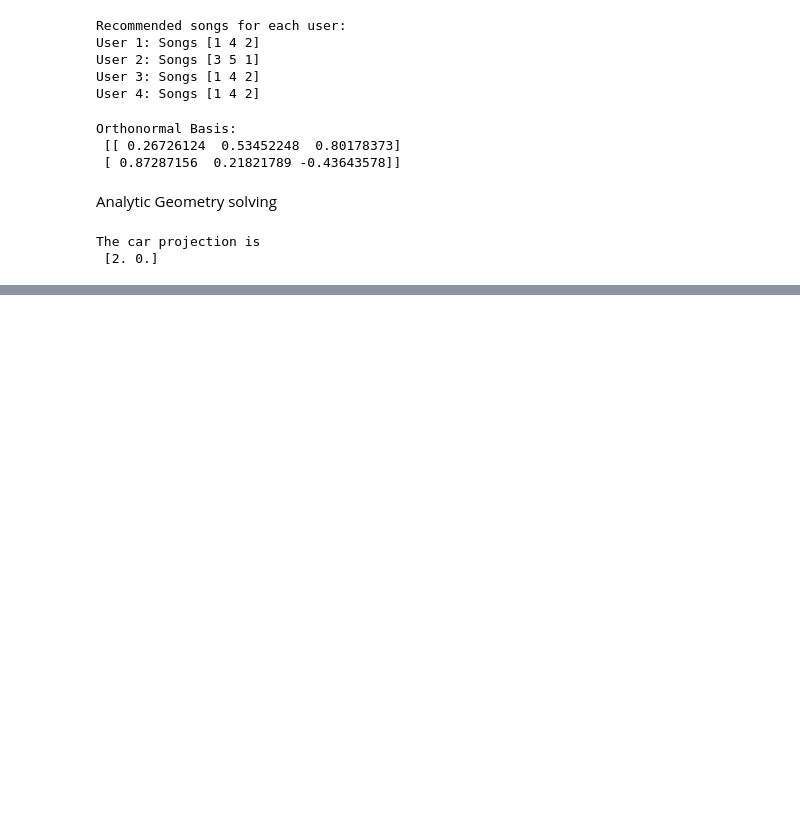
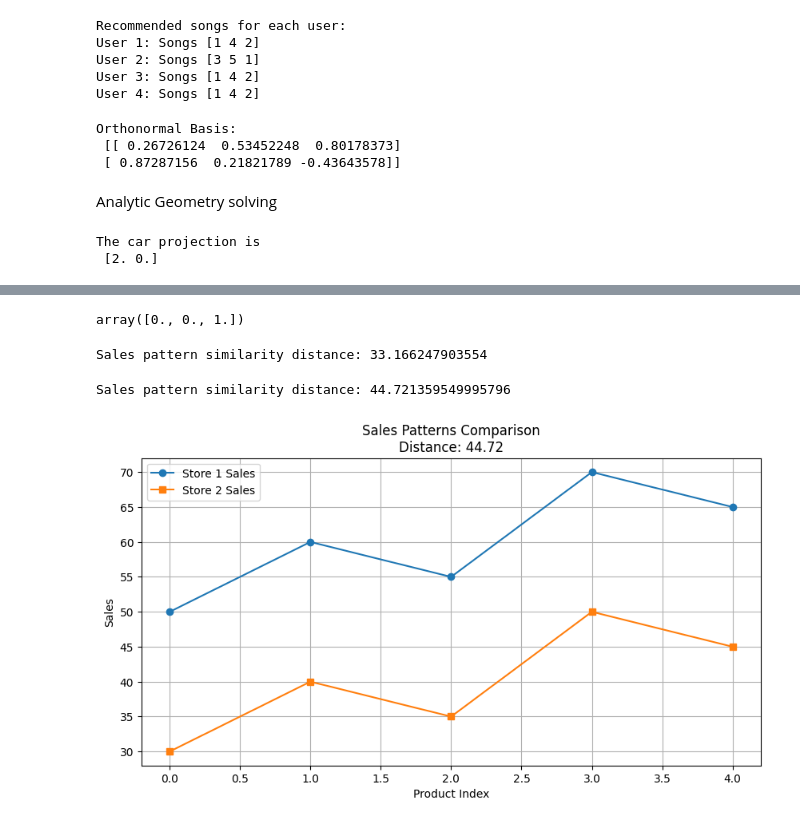
Before and after one commit to walethewave/Maths-for-Machine-learning-, a Jupyter notebook: maths.ipynb, the cells around one changed output, grey strips where cells are left out. Cells and saved outputs as stored; diff of their text form; code cells hidden in the pictures; blank space fills up the shorter version.

Commit message:
optimizing sales

```diff
--- a/maths.ipynb
+++ b/maths.ipynb
@@ -939,0 +949,4 @@ dot_p1_p2 = np.dot(p1,p2)
+# %%
+projection
+# %% [output]
+array([0., 0., 1.])
@@ -939,0 +961,29 @@ dot_p1_p2 = np.dot(p1,p2)
+# %%
+print("Sales pattern similarity distance:", distance)
+# %% [output]
+Sales pattern similarity distance: 33.166247903554
+# %%
+import numpy as np
+import matplotlib.pyplot as plt
+
+# Example sales data for two stores across 5 products
+store1_sales = np.array([50, 60, 55, 70, 65])
+store2_sales = np.array([30, 40, 35, 50, 45])
+
+# Calculate Euclidean distance
+distance = np.linalg.norm(store1_sales - store2_sales)
+print(f"Sales pattern similarity distance: {distance}")
+
+# Plot the sales patterns
+plt.figure(figsize=(10, 5))
+plt.plot(store1_sales, marker='o', label='Store 1 Sales')
+plt.plot(store2_sales, marker='s', label='Store 2 Sales')
+plt.title(f'Sales Patterns Comparison\nDistance: {distance:.2f}')
+plt.xlabel('Product Index')
+plt.ylabel('Sales')
+plt.legend()
+plt.grid(True)
+plt.show()
+# %% [output]
+Sales pattern similarity distance: 44.721359549995796
+[figure, added]
```
Also changed, not shown: parts of 13 cells of this notebook.
